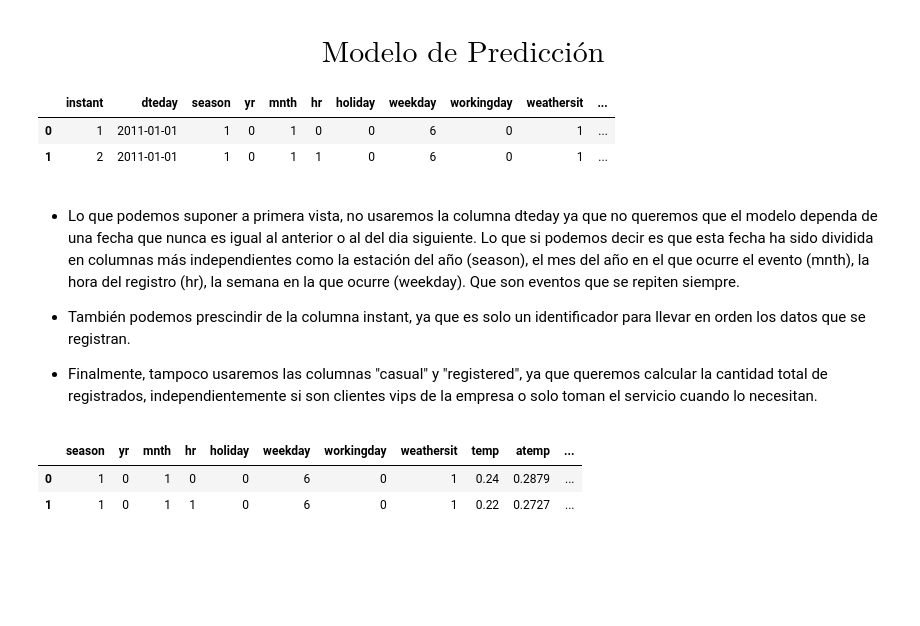
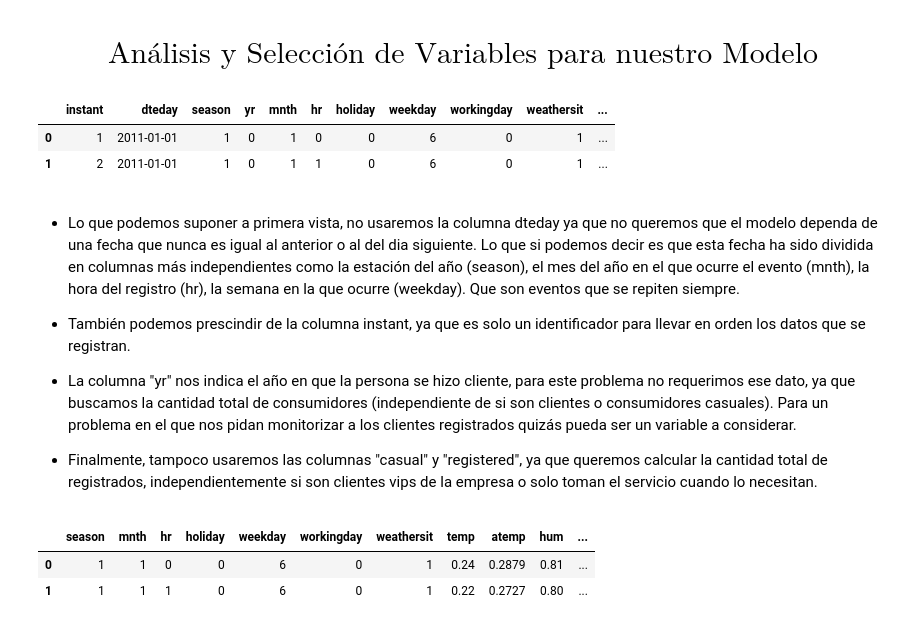
Before and after one commit to soyHenry/Datathon, a Jupyter notebook: model/model.ipynb, the cells around one changed output. Saved outputs shown, nothing was run; the diff lists cells and outputs as text; code cells hidden in the pictures; blank space fills up the shorter version.

```diff
--- a/model/model.ipynb
+++ b/model/model.ipynb
@@ -1,5 +1,5 @@
-# %% [markdown]
-# $$\text{Modelo de Predicción}$$
+# %% [markdown]
+# $$\text{Análisis y Selección de Variables para nuestro Modelo}$$
 # %%
 import pandas as pd
 import plotly.express as px
@@ -15,14 +19,16 @@ bike_train.head(2)
 
 - También podemos prescindir de la columna instant, ya que es solo un identificador para llevar en orden los datos que se registran.
 
+- La columna "yr" nos indica el año en que la persona se hizo cliente, para este problema no requerimos ese dato, ya que buscamos la cantidad total de consumidores (independiente de si son clientes o consumidores casuales). Para un problema en el que nos pidan monitorizar a los clientes registrados quizás pueda ser un variable a considerar.
+
 - Finalmente, tampoco usaremos las columnas "casual" y "registered", ya que queremos calcular la cantidad total de registrados, independientemente si son clientes vips de la empresa o solo toman el servicio cuando lo necesitan.
 # %%
 #Nuestra variable de predicción es la cantidad total de regsitrados (cnt), y veremos si existen alguna relación directa
 # o inderecta entre las columnas = [season,yr,mnth,hr,holiday,weekday,workingday,weathersit,temp,atemp,hum,windspeed]
 
-new_bike_train = bike_train.drop(['instant','dteday','casual','registered'], axis=1)
+new_bike_train = bike_train.drop(['instant','yr','dteday','casual','registered'], axis=1)
 new_bike_train.head(2)
 # %% [output]
-|  | season | yr | mnth | hr | holiday | weekday | workingday | weathersit | temp | atemp | ... |
-| 0 | 1 | 0 | 1 | 0 | 0 | 6 | 0 | 1 | 0.24 | 0.2879 | ... |
-| 1 | 1 | 0 | 1 | 1 | 0 | 6 | 0 | 1 | 0.22 | 0.2727 | ... |
+|  | season | mnth | hr | holiday | weekday | workingday | weathersit | temp | atemp | hum | ... |
+| 0 | 1 | 1 | 0 | 0 | 6 | 0 | 1 | 0.24 | 0.2879 | 0.81 | ... |
+| 1 | 1 | 1 | 1 | 0 | 6 | 0 | 1 | 0.22 | 0.2727 | 0.80 | ... |
```
Also changed, not shown: parts of 28 cells of this notebook.
